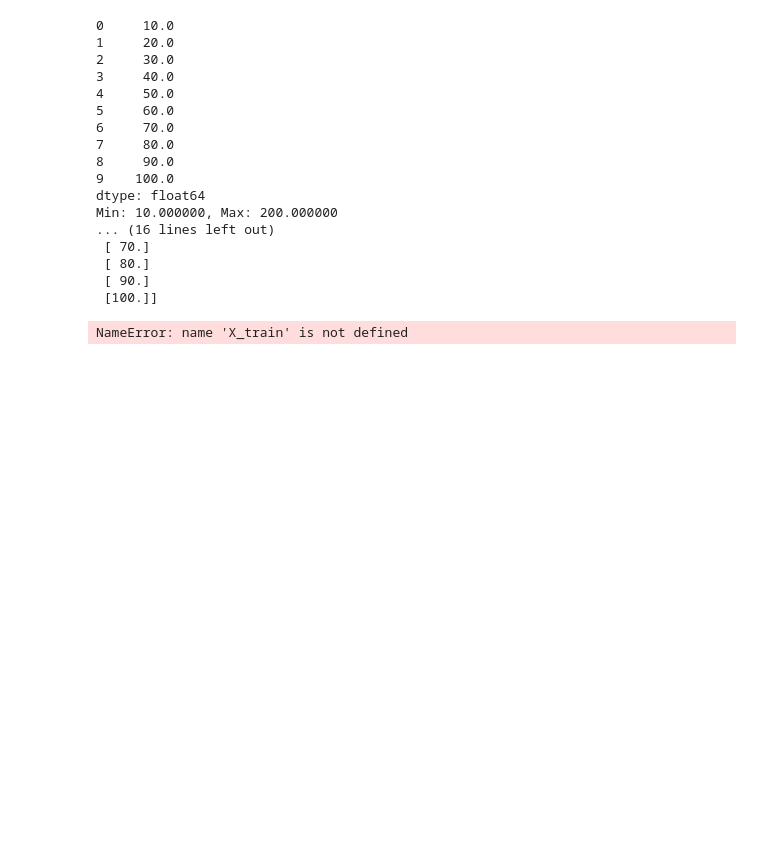
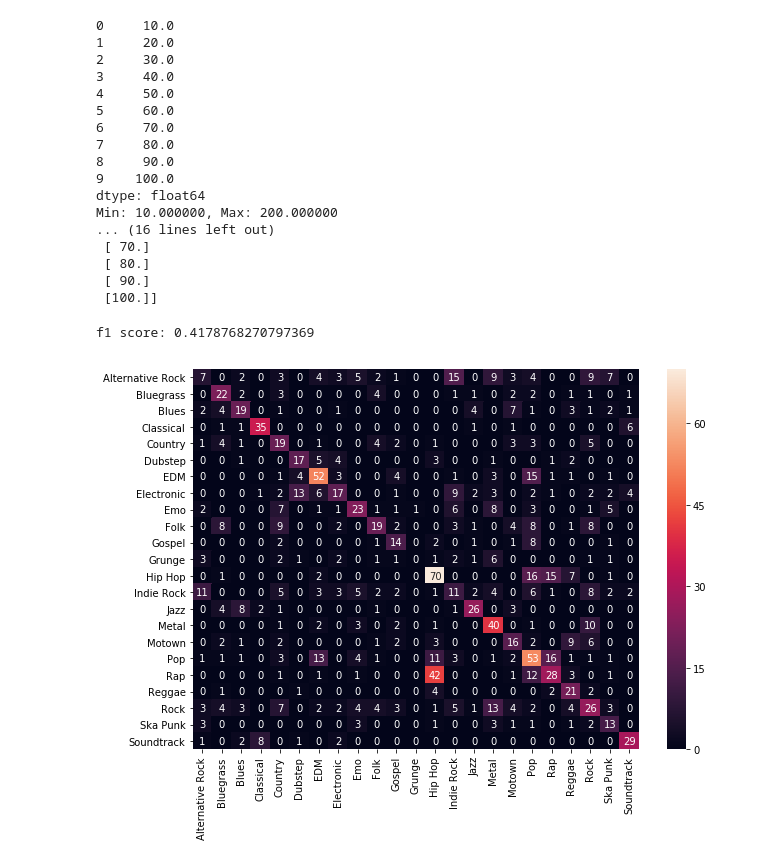
Before and after one commit to zrachlin/spotifire-python, a Jupyter notebook: Genre_Prediction/kerasGenrePrediction.ipynb, the cells around one changed output. Cells and saved outputs as stored; diff of their text form; code cells hidden in the pictures; blank space fills up the shorter version.

Commit message:
finished training and viz of minmaxscaled network

```diff
--- a/Genre_Prediction/kerasGenrePrediction.ipynb
+++ b/Genre_Prediction/kerasGenrePrediction.ipynb
@@ -700,7 +712,33 @@ Min: 10.000000, Max: 200.000000
  [ 80.]
  [ 90.]
  [100.]]
-# %%
-X_train
-# %% [output]
-NameError: name 'X_train' is not defined
+# %%
+genreList = pickle.load(open('genreList.p','rb'))
+# %%
+from keras.models import load_model
+from sklearn.metrics import confusion_matrix,f1_score
+
+
+m = load_model('bs32_minmaxscaled.36--1.69.hdf5')
+preds = m.predict([X_test,Xaux_test])
+preds_class = [np.argmax(i) for i in preds[0]]
+y_class = [np.argmax(i) for i in y_test]
+# %%
+from sklearn.metrics import confusion_matrix,f1_score
+import pandas as pd
+import matplotlib.pyplot as plt
+import seaborn as sn
+
+f1_scores = f1_score(y_class, preds_class, average='weighted')
+print('f1 score:',f1_scores)
+
+cm = confusion_matrix(y_class, preds_class)
+
+df_cm = pd.DataFrame(cm, index = [i for i in genreList],
+                  columns = [i for i in genreList])
+plt.figure(figsize = (10,7))
+sn.heatmap(df_cm, annot=True)
+plt.show()
+# %% [output]
+f1 score: 0.4178768270797369
+[figure, added]
```
Also changed, not shown: parts of 5 cells of this notebook.
